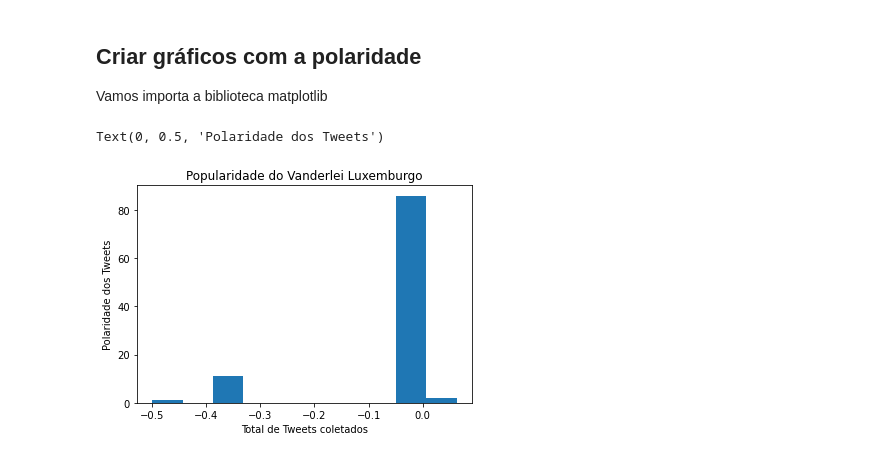
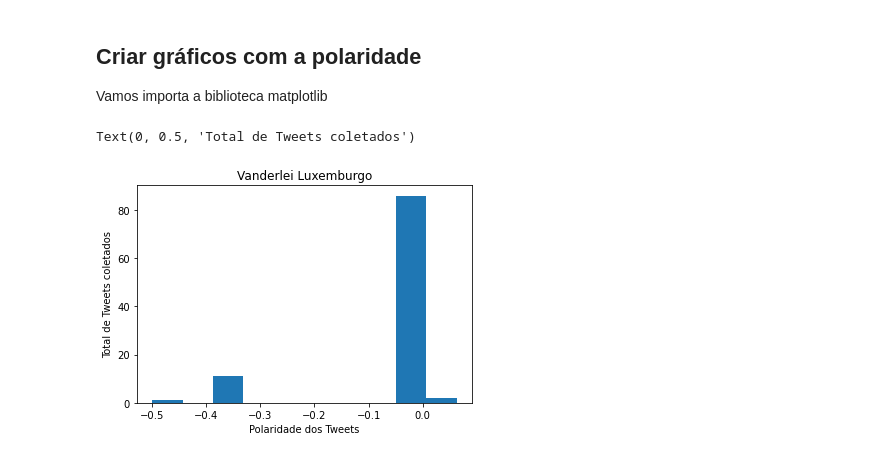
Before and after one commit to viniciusbenicio/AnaliseDeSentimento_VanderleiLuxemburgo, a Jupyter notebook: AnaliseDeSentimentos_Luxemburgo.ipynb, the cells around one changed output. Cells and saved outputs as stored; diff of their text form; code cells hidden in the pictures.

```diff
--- a/AnaliseDeSentimentos_Luxemburgo.ipynb
+++ b/AnaliseDeSentimentos_Luxemburgo.ipynb
@@ -129,12 +129,12 @@ import matplotlib.pyplot as plt
 # %%
 # Gráfico com a pontuação dos tweet coletados
 # Total de 100 tweets com sua variavel de polaridade ([-1 Negatvio] [0 Neutro] [1 Positivo])
 plt.hist(tweets_score)
 
 # Definindo titulo e legenda
-plt.title('Popularidade do Vanderlei Luxemburgo')
-plt.xlabel('Total de Tweets coletados')
-plt.ylabel('Polaridade dos Tweets')
+plt.title('Vanderlei Luxemburgo')
+plt.xlabel('Polaridade dos Tweets')
+plt.ylabel('Total de Tweets coletados')
 # %% [output]
-Text(0, 0.5, 'Polaridade dos Tweets')
+Text(0, 0.5, 'Total de Tweets coletados')
-[figure, old version]
+[figure, new version]
```
